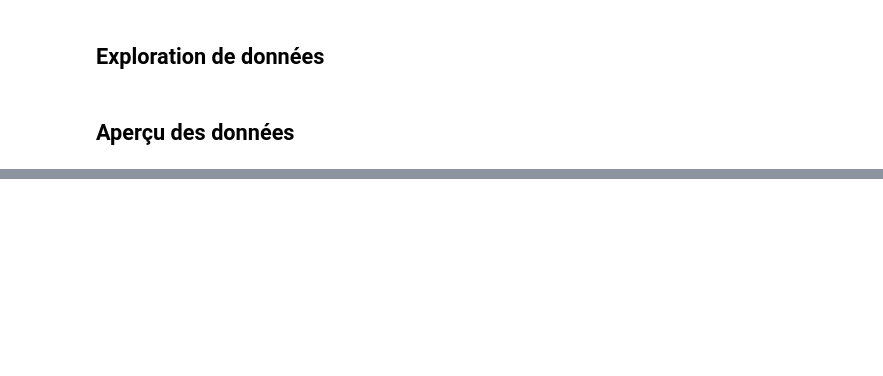
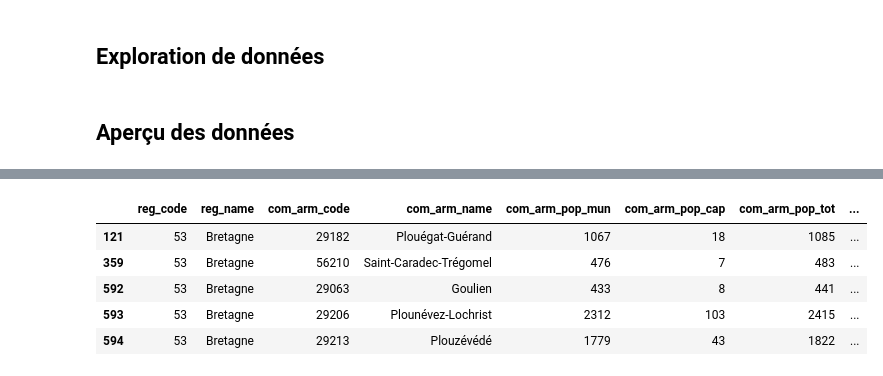
Before and after one commit to kylm-art/PollenGuard_Rennes, a Jupyter notebook: Analyse_exploratoire.ipynb, the cells around one changed output, grey strips where cells are left out. Saved outputs shown, nothing was run; the diff lists cells and outputs as text; code cells hidden in the pictures; blank space fills up the shorter version.

```diff
--- a/Analyse_exploratoire.ipynb
+++ b/Analyse_exploratoire.ipynb
@@ -23,4 +24,15 @@ df_filo = load_filosofi(
     file_name="filosofi.csv",
     force_reload=False
 )
+# %%
+df_pop = load_data_url(
+    url="https://public.opendatasoft.com/api/explore/v2.1/catalog/datasets/demographyref-france-pop-legale-commune-arrondissement-municipal-millesime/exports/csv?lang=fr&use_labels=False",
+    data_dir="data",
+    header_row=0,
+    file_name="population.csv",
+    force_reload=False
+)
+# %%
+# garder uniquement l'année 2018
+df_pop2018 = df_pop[(df_pop["geo_year"] == 2018) & (df_pop["reg_code"] == 53)]
 # %% [markdown]
@@ -71,0 +81,9 @@ df_filo.head()
+# %%
+df_pop2018.head()
+# %% [output]
+|  | reg_code | reg_name | com_arm_code | com_arm_name | com_arm_pop_mun | com_arm_pop_cap | com_arm_pop_tot | ... |
+| 121 | 53 | Bretagne | 29182 | Plouégat-Guérand | 1067 | 18 | 1085 | ... |
+| 359 | 53 | Bretagne | 56210 | Saint-Caradec-Trégomel | 476 | 7 | 483 | ... |
+| 592 | 53 | Bretagne | 29063 | Goulien | 433 | 8 | 441 | ... |
+| 593 | 53 | Bretagne | 29206 | Plounévez-Lochrist | 2312 | 103 | 2415 | ... |
+| 594 | 53 | Bretagne | 29213 | Plouzévédé | 1779 | 43 | 1822 | ... |
```
Also changed, not shown: parts of 20 cells of this notebook, 1 other file.
